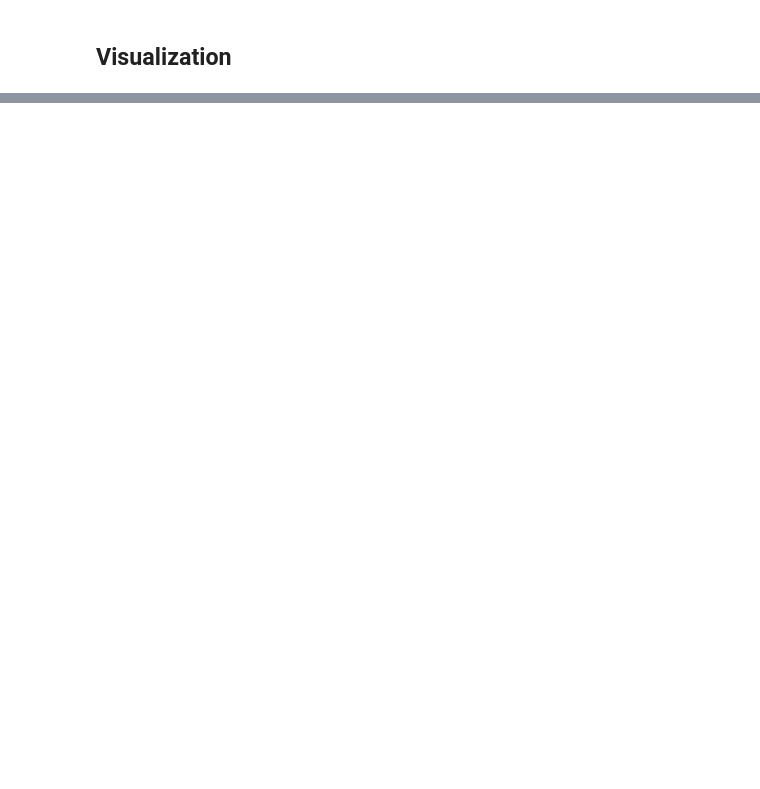
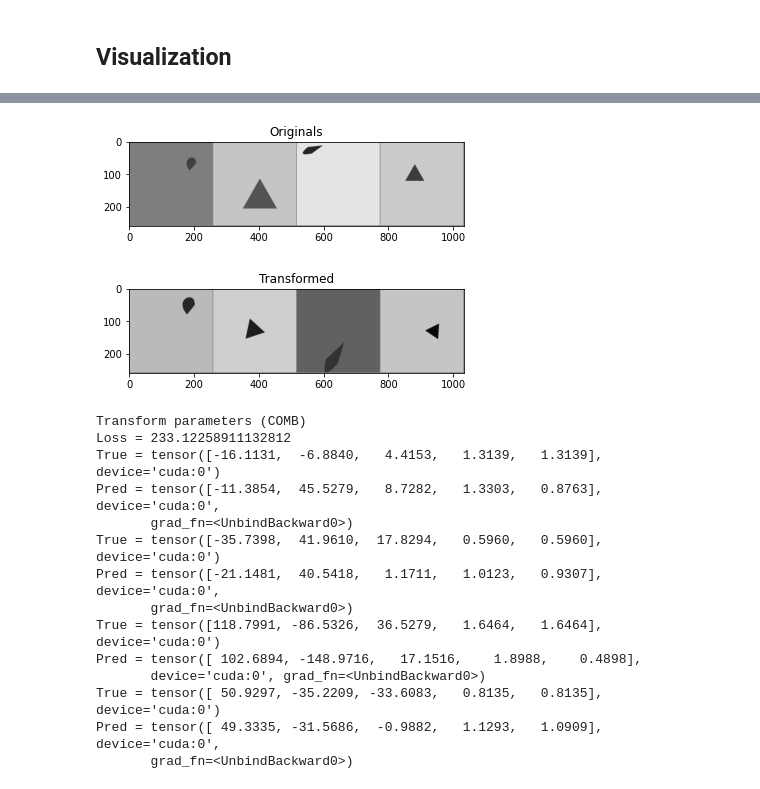
Before and after one commit to PascalPolygon/AffineCNN, a Jupyter notebook: translation_vector_estimation.ipynb, the cells around one changed output, grey strips where cells are left out. Cells and saved outputs as stored; diff of their text form; code cells hidden in the pictures; blank space fills up the shorter version.

```diff
--- a/translation_vector_estimation.ipynb
+++ b/translation_vector_estimation.ipynb
@@ -846,0 +1341,19 @@ RuntimeError: ignored
+# %%
+batch_size = 4
+rot_test_dataset = AffineDataset(TEST_IMGS_ROT_O, TEST_IMGS_ROT_T, TEST_IMGS_ROT_L, transform=transform, norm_out=True)
+scal_test_dataset = AffineDataset(TEST_IMGS_SCAL_O, TEST_IMGS_SCAL_T, TEST_IMGS_SCAL_L, transform=transform, norm_out=True)
+trans_test_dataset = AffineDataset(TEST_IMGS_TRANS_O, TEST_IMGS_TRANS_T, TEST_IMGS_TRANS_L, transform=transform, norm_out=True)
+test_dataset = AffineDataset(TEST_IMGS_O, TEST_IMGS_T, TEST_IMGS_L, transform=transform, norm_out=True)
+
+print(f'Rot test dataset size: {len(rot_test_dataset)}')
+print(f'Scal test dataset size: {len(scal_test_dataset)}')
+print(f'Trans test dataset size: {len(trans_test_dataset)}')
+
+testloader_rot = DataLoader(rot_test_dataset, batch_size=batch_size,
+                        shuffle=True, num_workers=0)
+testloader_scal = DataLoader(scal_test_dataset, batch_size=batch_size,
+                        shuffle=True, num_workers=0)
+testloader_trans = DataLoader(trans_test_dataset, batch_size=batch_size,
+                        shuffle=True, num_workers=0)
+testloader = DataLoader(test_dataset, batch_size=batch_size,
+                        shuffle=True, num_workers=0)
@@ -846,0 +1541,50 @@ RuntimeError: ignored
+# %%
+# def unnormalize(x):
+#   return (x*(2*256.0) - 256.0)
+
+def unnormalize(x, x1 = -10.0, y1 = -256.0, x2 = 10.0, y2 = 256.0):
+  return y1+((y2-y1)/(x2-x1))*(x-x1)
+
+dataiter = iter(testloader)
+images, images_t,  labels = dataiter.next()
+
+plotGrayScale(torchvision.utils.make_grid(images), "Originals")
+plt.show()
+plotGrayScale(torchvision.utils.make_grid(images_t), "Transformed")
+plt.show()
+print(f'Transform parameters (COMB)')
+
+images = images.to(device=cuda0, dtype=torch.float) #Convert to torch cuda float
+images_t = images_t.to(device=cuda0, dtype=torch.float)
+# labels = labels.to(device=cuda0, dtype=torch.float)
+#Inference
+outputs = net(images, images_t)
+
+#Unnormalize
+outputs = unnormalize(outputs)
+labels = unnormalize(labels)
+
+labels = labels.to(device=cuda0, dtype=torch.float)
+criterion = torch.nn.L1Loss(reduction='sum').to(cuda0)
+print(f'Loss = {criterion(outputs, labels)}')
+
+for label, output in zip (labels, outputs):
+  print(f'True = {label}')
+  print(f'Pred = {output}')
+# %% [output]
+[figure, added]
+[figure, added]
+Transform parameters (COMB)
+Loss = 233.12258911132812
+True = tensor([-16.1131,  -6.8840,   4.4153,   1.3139,   1.3139], device='cuda:0')
+Pred = tensor([-11.3854,  45.5279,   8.7282,   1.3303,   0.8763], device='cuda:0',
+       grad_fn=<UnbindBackward0>)
+True = tensor([-35.7398,  41.9610,  17.8294,   0.5960,   0.5960], device='cuda:0')
+Pred = tensor([-21.1481,  40.5418,   1.1711,   1.0123,   0.9307], device='cuda:0',
+       grad_fn=<UnbindBackward0>)
+True = tensor([118.7991, -86.5326,  36.5279,   1.6464,   1.6464], device='cuda:0')
+Pred = tensor([ 102.6894, -148.9716,   17.1516,    1.8988,    0.4898],
+       device='cuda:0', grad_fn=<UnbindBackward0>)
+True = tensor([ 50.9297, -35.2209, -33.6083,   0.8135,   0.8135], device='cuda:0')
+Pred = tensor([ 49.3335, -31.5686,  -0.9882,   1.1293,   1.0909], device='cuda:0',
+       grad_fn=<UnbindBackward0>)
```
Also changed, not shown: parts of 93 cells of this notebook.
